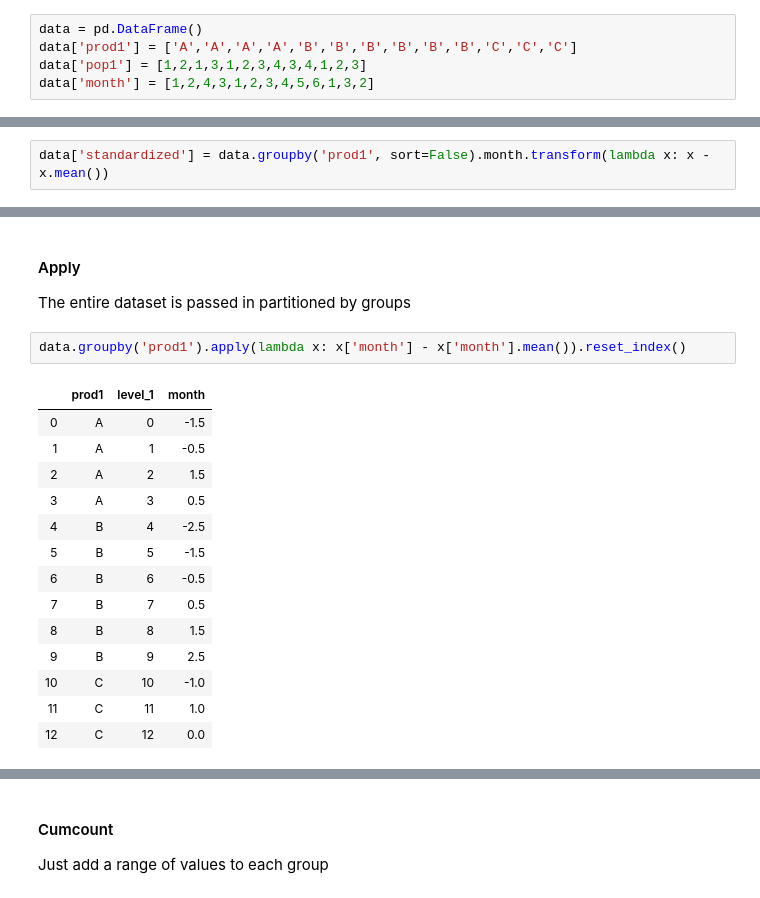
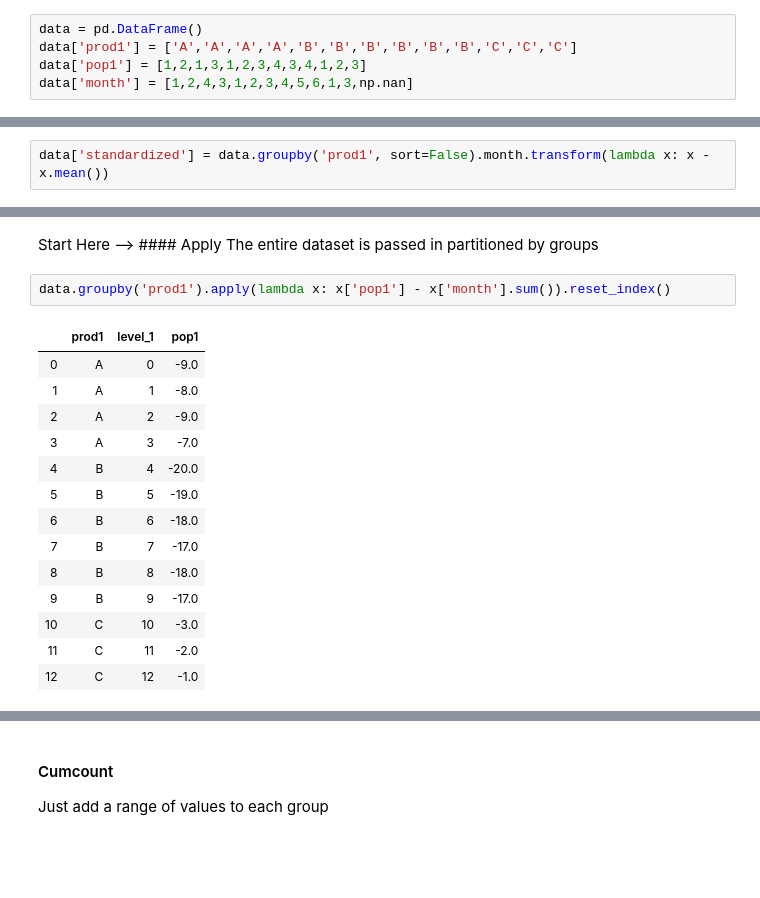
Before and after one commit to goodwin-matt/data_science_toolkit, a Jupyter notebook: DataScienceCode/General_DS/Data_manipulation_example_problems.ipynb, the cells around one changed output, grey strips where cells are left out. Drawn from its saved outputs; the diff is of its cells as text; blank space fills up the shorter version.

```diff
--- a/DataScienceCode/General_DS/Pandas_example_problems.ipynb
+++ b/DataScienceCode/General_DS/Data_manipulation_example_problems.ipynb
@@ -12,4 +154,4 @@ Create example data
 data = pd.DataFrame()
 data['prod1'] = ['A','A','A','A','B','B','B','B','B','B','C','C','C']
 data['pop1'] = [1,2,1,3,1,2,3,4,3,4,1,2,3]
-data['month'] = [1,2,4,3,1,2,3,4,5,6,1,3,2]
+data['month'] = [1,2,4,3,1,2,3,4,5,6,1,3,np.nan]
@@ -229,20 +422,20 @@ data['standardized'] = data.groupby('prod1', sort=False).month.transform(lambda
 # %% [markdown]
-#### Apply
+Start Here --> #### Apply
 The entire dataset is passed in partitioned by groups
 # %%
-data.groupby('prod1').apply(lambda x: x['month'] - x['month'].mean()).reset_index()
+data.groupby('prod1').apply(lambda x: x['pop1'] - x['month'].sum()).reset_index()
 # %% [output]
-|  | prod1 | level_1 | month |
-| 0 | A | 0 | -1.5 |
-| 1 | A | 1 | -0.5 |
-| 2 | A | 2 | 1.5 |
-| 3 | A | 3 | 0.5 |
-| 4 | B | 4 | -2.5 |
-| 5 | B | 5 | -1.5 |
-| 6 | B | 6 | -0.5 |
-| 7 | B | 7 | 0.5 |
-| 8 | B | 8 | 1.5 |
-| 9 | B | 9 | 2.5 |
-| 10 | C | 10 | -1.0 |
-| 11 | C | 11 | 1.0 |
-| 12 | C | 12 | 0.0 |
+|  | prod1 | level_1 | pop1 |
+| 0 | A | 0 | -9.0 |
+| 1 | A | 1 | -8.0 |
+| 2 | A | 2 | -9.0 |
+| 3 | A | 3 | -7.0 |
+| 4 | B | 4 | -20.0 |
+| 5 | B | 5 | -19.0 |
+| 6 | B | 6 | -18.0 |
+| 7 | B | 7 | -17.0 |
+| 8 | B | 8 | -18.0 |
+| 9 | B | 9 | -17.0 |
+| 10 | C | 10 | -3.0 |
+| 11 | C | 11 | -2.0 |
+| 12 | C | 12 | -1.0 |
```
Also changed, not shown: parts of 169 cells of this notebook, 16 other files.
